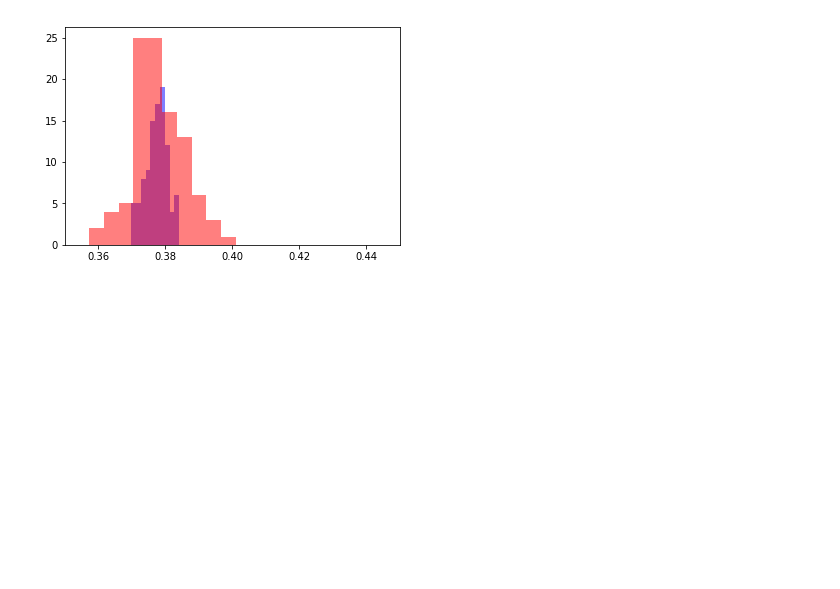
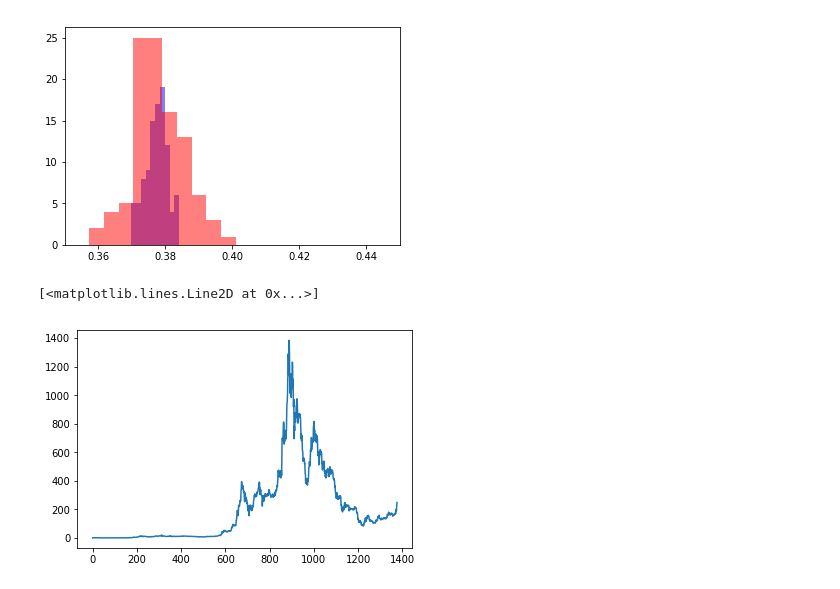
Before and after one commit to nlandolfi/slbo, a Jupyter notebook: notebooks/F Estimation 5.ipynb, the cells around one changed output. Cells and saved outputs as stored; diff of their text form; code cells hidden in the pictures; blank space fills up the shorter version.

```diff
--- a/notebooks/F Estimation 5.ipynb
+++ b/notebooks/F Estimation 5.ipynb
@@ -238,3 +238,10 @@ plt.xlim(0.35, 0.45)
 # %% [output]
 (0.35, 0.45)
 [figure]
+# %%
+twtrcsv = np.genfromtxt("/Users/Nick/Downloads/ether.csv", delimiter=",")[10:]
+# %%
+plt.plot(twtrcsv)
+# %% [output]
+[<matplotlib.lines.Line2D at 0x...>]
+[figure, added]
```
Also changed, not shown: parts of 6 cells of this notebook, 3 other files.
